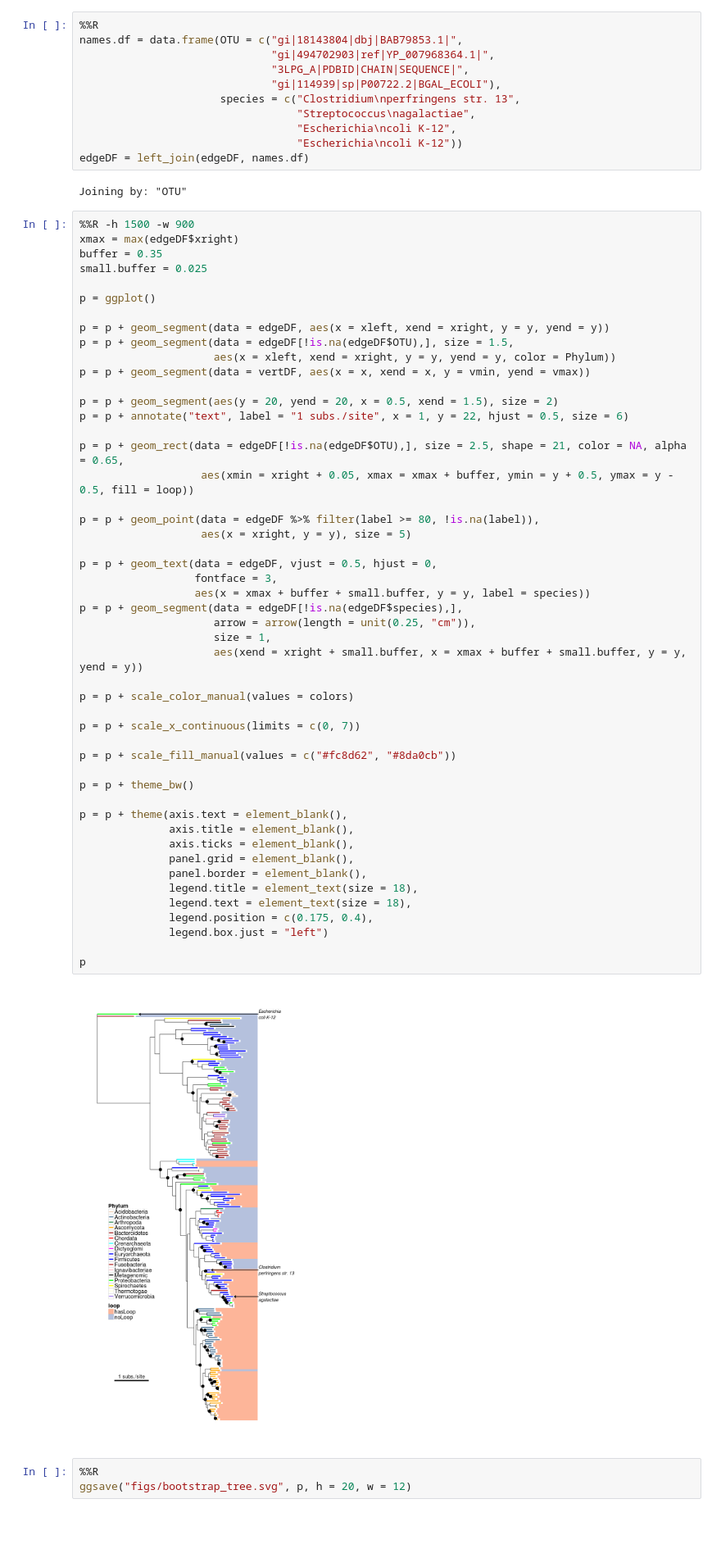
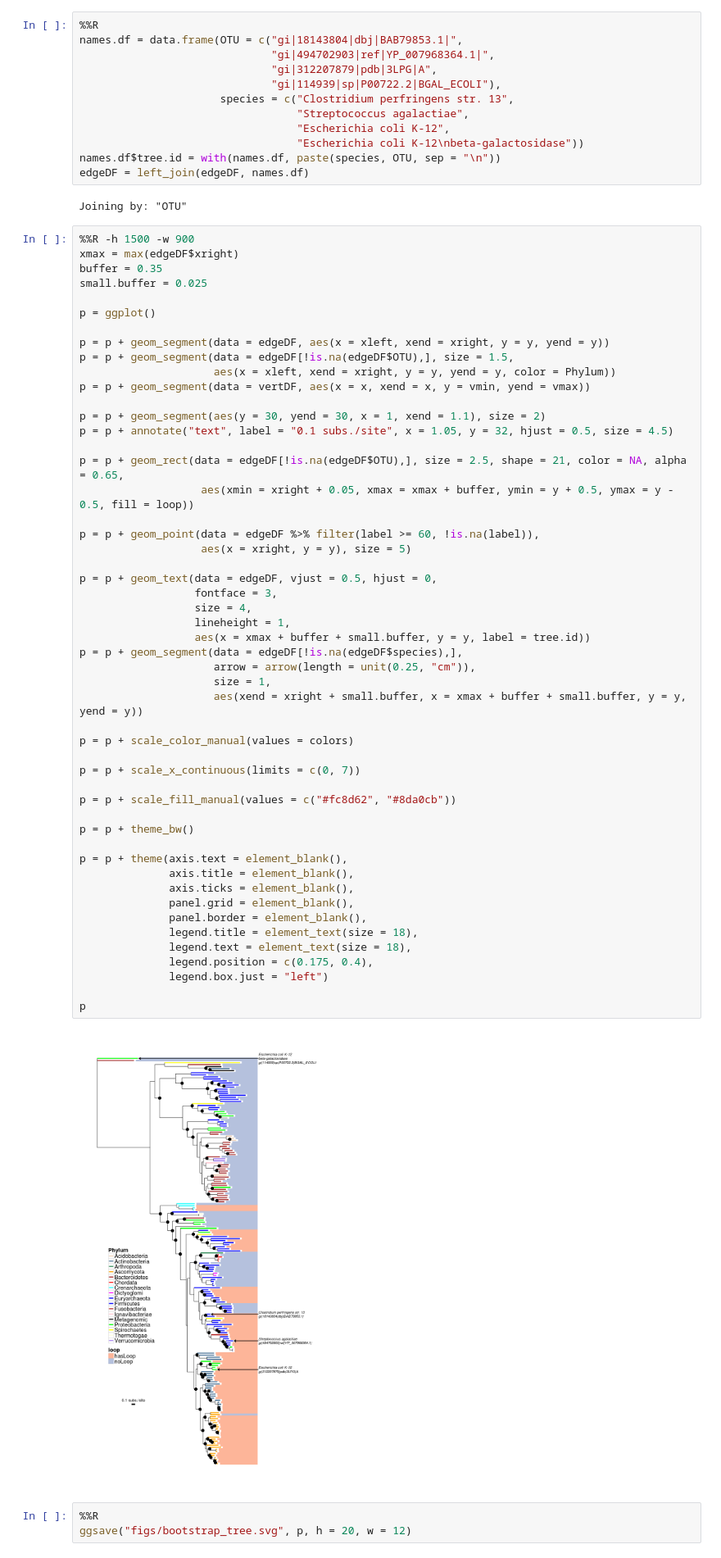
Before and after one commit to chuckpr/loop_tree, a Jupyter notebook: ggplot2_w_boostrap_scale.ipynb, the cells around one changed output. Shown: that part at 82% size. Saved outputs shown, nothing was run; the diff lists cells and outputs as text; blank space fills up the shorter version.

Commit message:
scale to 0.1 added new label

```diff
--- a/ggplot2_w_boostrap_scale.ipynb
+++ b/ggplot2_w_boostrap_scale.ipynb
@@ -84,12 +66,13 @@ head(edgeDF)
 %%R
 names.df = data.frame(OTU = c("gi|18143804|dbj|BAB79853.1|",
                               "gi|494702903|ref|YP_007968364.1|",
-                              "3LPG_A|PDBID|CHAIN|SEQUENCE|",
+                              "gi|312207879|pdb|3LPG|A",
                               "gi|114939|sp|P00722.2|BGAL_ECOLI"),
-                      species = c("Clostridium\nperfringens str. 13",
-                                  "Streptococcus\nagalactiae",
-                                  "Escherichia\ncoli K-12",
-                                  "Escherichia\ncoli K-12"))
+                      species = c("Clostridium perfringens str. 13",
+                                  "Streptococcus agalactiae",
+                                  "Escherichia coli K-12",
+                                  "Escherichia coli K-12\nbeta-galactosidase"))
+names.df$tree.id = with(names.df, paste(species, OTU, sep = "\n"))
 edgeDF = left_join(edgeDF, names.df)
 # %% [output]
 Joining by: "OTU"
@@ -106,44 +89,46 @@ p = p + geom_segment(data = edgeDF[!is.na(edgeDF$OTU),], size = 1.5,
                      aes(x = xleft, xend = xright, y = y, yend = y, color = Phylum))
 p = p + geom_segment(data = vertDF, aes(x = x, xend = x, y = vmin, yend = vmax))
 
-p = p + geom_segment(aes(y = 20, yend = 20, x = 0.5, xend = 1.5), size = 2)
-p = p + annotate("text", label = "1 subs./site", x = 1, y = 22, hjust = 0.5, size = 6)
+p = p + geom_segment(aes(y = 30, yend = 30, x = 1, xend = 1.1), size = 2)
+p = p + annotate("text", label = "0.1 subs./site", x = 1.05, y = 32, hjust = 0.5, size = 4.5)
 
 p = p + geom_rect(data = edgeDF[!is.na(edgeDF$OTU),], size = 2.5, shape = 21, color = NA, alpha = 0.65,
                    aes(xmin = xright + 0.05, xmax = xmax + buffer, ymin = y + 0.5, ymax = y - 0.5, fill = loop))
 
-p = p + geom_point(data = edgeDF %>% filter(label >= 80, !is.na(label)),
+p = p + geom_point(data = edgeDF %>% filter(label >= 60, !is.na(label)),
                    aes(x = xright, y = y), size = 5)
 
 p = p + geom_text(data = edgeDF, vjust = 0.5, hjust = 0,
                   fontface = 3,
-                  aes(x = xmax + buffer + small.buffer, y = y, label = species))
+                  size = 4,
+                  lineheight = 1,
+                  aes(x = xmax + buffer + small.buffer, y = y, label = tree.id))
 p = p + geom_segment(data = edgeDF[!is.na(edgeDF$species),],
                      arrow = arrow(length = unit(0.25, "cm")),
                      size = 1,
                      aes(xend = xright + small.buffer, x = xmax + buffer + small.buffer, y = y, yend = y))
 
 p = p + scale_color_manual(values = colors)
 
 p = p + scale_x_continuous(limits = c(0, 7))
 
 p = p + scale_fill_manual(values = c("#fc8d62", "#8da0cb"))
 
 p = p + theme_bw()
 
 p = p + theme(axis.text = element_blank(),
               axis.title = element_blank(),
               axis.ticks = element_blank(),
               panel.grid = element_blank(),
               panel.border = element_blank(),
               legend.title = element_text(size = 18),
               legend.text = element_text(size = 18),
               legend.position = c(0.175, 0.4),
               legend.box.just = "left")
 
 p
 # %% [output]
-[figure, old version]
+[figure, new version]
 # %%
 %%R
 ggsave("figs/bootstrap_tree.svg", p, h = 20, w = 12)
```
Also changed, not shown: parts of 1 cell of this notebook.
